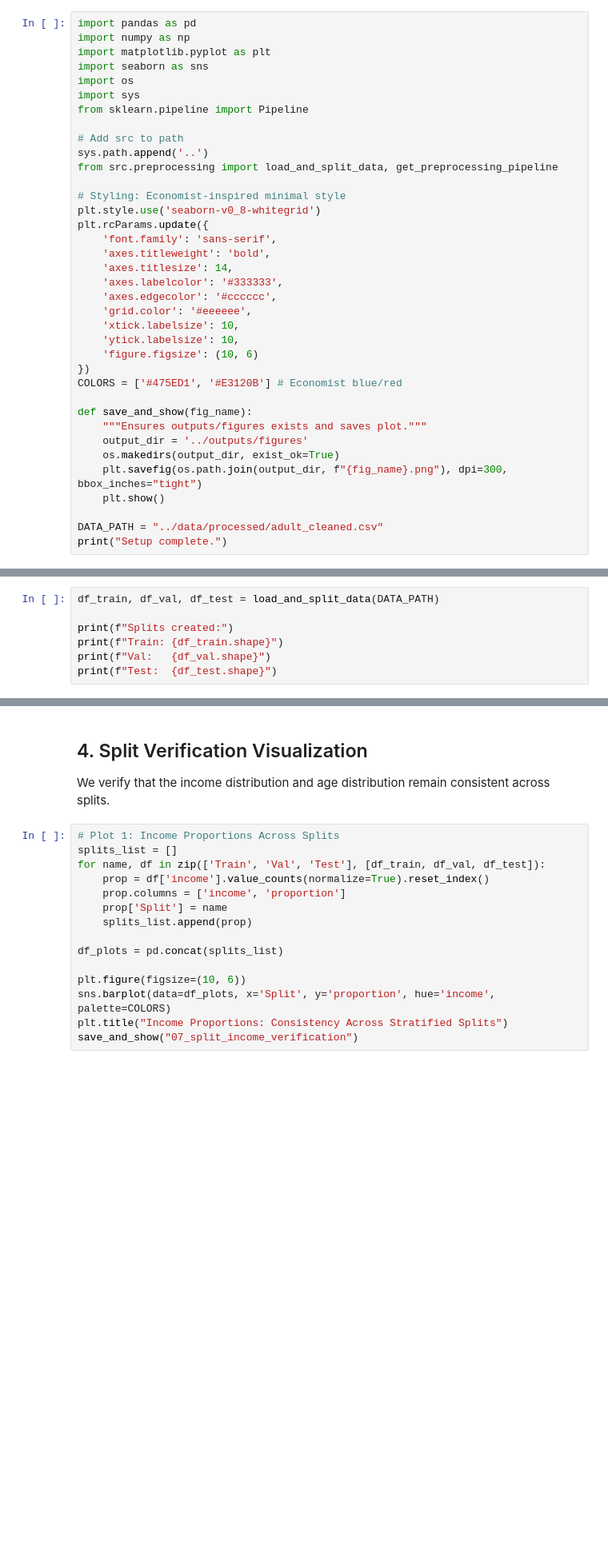
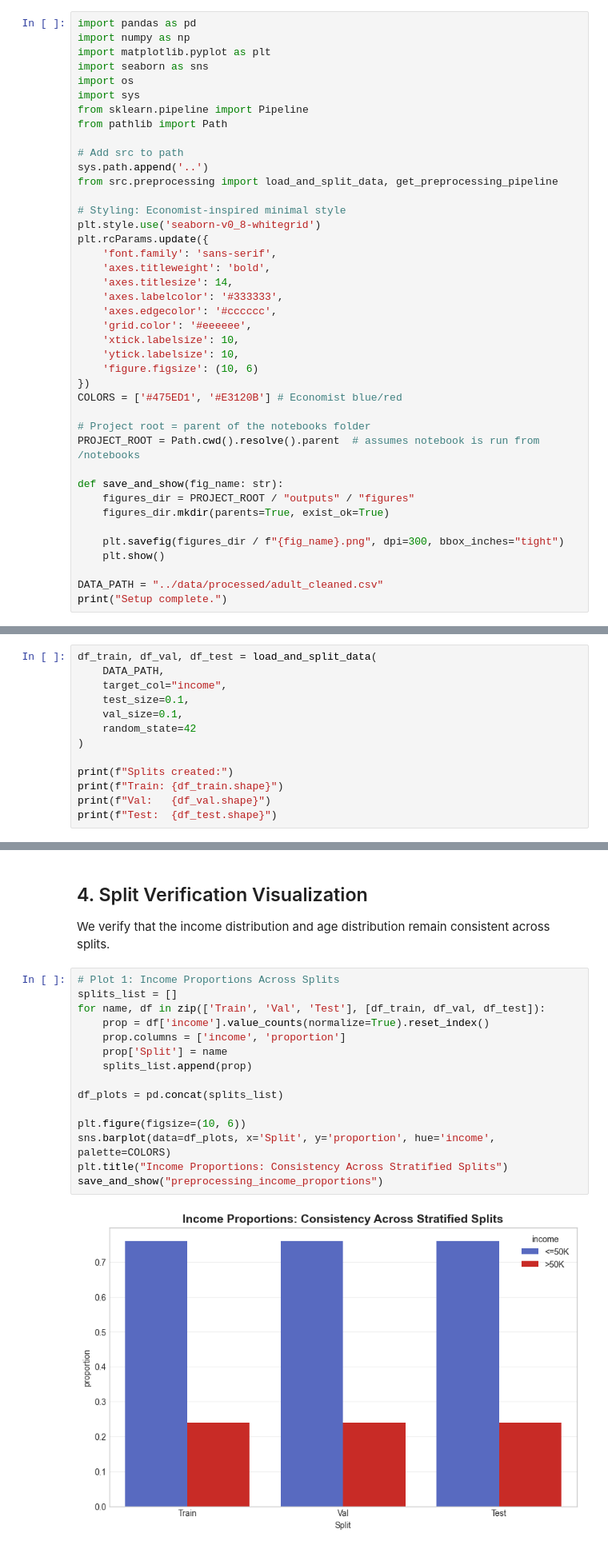
Before and after one commit to BenM10/predictive_income_project, a Jupyter notebook: notebooks/03_preprocessing.ipynb, the cells around one changed output, grey strips where cells are left out. Shown at 80% size. Saved outputs shown, nothing was run; the diff lists cells and outputs as text; blank space fills up the shorter version.

Commit message:
Preprocessing complete, ready for modelling

```diff
--- a/notebooks/03_preprocessing.ipynb
+++ b/notebooks/03_preprocessing.ipynb
@@ -10,6 +10,7 @@ import seaborn as sns
 import os
 import sys
 from sklearn.pipeline import Pipeline
+from pathlib import Path
 
 # Add src to path
 sys.path.append('..')
@@ -30,11 +31,14 @@ plt.rcParams.update({
 })
 COLORS = ['#475ED1', '#E3120B'] # Economist blue/red
 
-def save_and_show(fig_name):
-    """Ensures outputs/figures exists and saves plot."""
-    output_dir = '../outputs/figures'
-    os.makedirs(output_dir, exist_ok=True)
-    plt.savefig(os.path.join(output_dir, f"{fig_name}.png"), dpi=300, bbox_inches="tight")
+# Project root = parent of the notebooks folder
+PROJECT_ROOT = Path.cwd().resolve().parent  # assumes notebook is run from /notebooks
+
+def save_and_show(fig_name: str):
+    figures_dir = PROJECT_ROOT / "outputs" / "figures"
+    figures_dir.mkdir(parents=True, exist_ok=True)
+
+    plt.savefig(figures_dir / f"{fig_name}.png", dpi=300, bbox_inches="tight")
     plt.show()
 
 DATA_PATH = "../data/processed/adult_cleaned.csv"
@@ -44,7 +50,13 @@ print("Setup complete.")
 
 We perform a stratified split to ensure consistent target distribution across sets.
 # %%
-df_train, df_val, df_test = load_and_split_data(DATA_PATH)
+df_train, df_val, df_test = load_and_split_data(
+    DATA_PATH,
+    target_col="income",
+    test_size=0.1,
+    val_size=0.1,
+    random_state=42
+)
 
 print(f"Splits created:")
 print(f"Train: {df_train.shape}")
@@ -100,18 +135,20 @@ We verify that the income distribution and age distribution remain consistent ac
 # %%
 # Plot 1: Income Proportions Across Splits
 splits_list = []
 for name, df in zip(['Train', 'Val', 'Test'], [df_train, df_val, df_test]):
     prop = df['income'].value_counts(normalize=True).reset_index()
     prop.columns = ['income', 'proportion']
     prop['Split'] = name
     splits_list.append(prop)
 
 df_plots = pd.concat(splits_list)
 
 plt.figure(figsize=(10, 6))
 sns.barplot(data=df_plots, x='Split', y='proportion', hue='income', palette=COLORS)
 plt.title("Income Proportions: Consistency Across Stratified Splits")
-save_and_show("07_split_income_verification")
+save_and_show("preprocessing_income_proportions")
+# %% [output]
+[figure, added]
 # %%
 # Plot 2: Age Distribution Overlay
 plt.figure(figsize=(10, 6))
```
Also changed, not shown: parts of 5 cells of this notebook, 5 other files.
